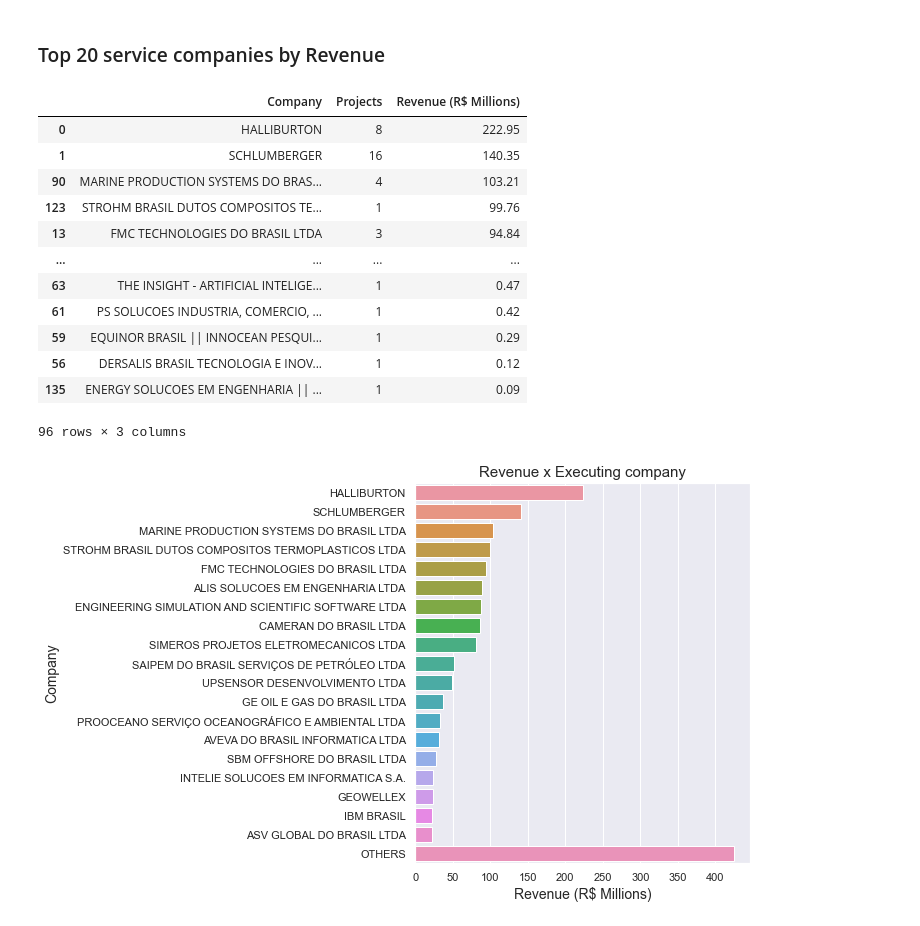
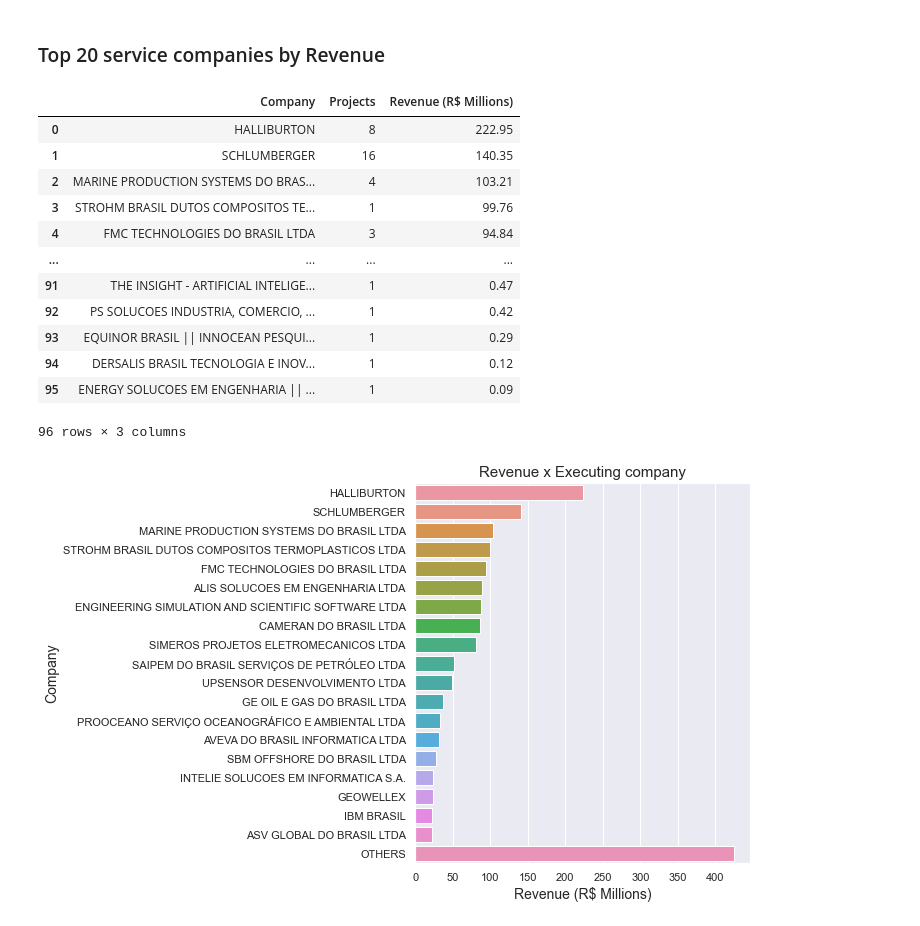
Before and after one commit to ffigura/Research-Development-and-Innovation, a Jupyter notebook: PD&I Brazil.ipynb, the cells around one changed output. Cells and saved outputs as stored; diff of their text form; code cells hidden in the pictures.

```diff
--- a/PD&I Brazil.ipynb
+++ b/PD&I Brazil.ipynb
@@ -1118,6 +1118,7 @@ service_companies.loc[123,'Company'] = 'STROHM BRASIL DUTOS COMPOSITOS TERMOPLAS
 ### Top 20 service companies by Projects
 # %%
 service_companies.sort_values(by='Projects',ascending=[False], inplace=True)
+service_companies.reset_index(drop=True, inplace=True)
 service_companies
 # %% [output]
 |  | Company | Projects | Revenue (R$ Millions) |
@@ -1173,19 +1174,20 @@ plt.show()
 ### Top 20 service companies by Revenue
 # %%
 service_companies.sort_values(by='Revenue (R$ Millions)',ascending=[False], inplace=True)
+service_companies.reset_index(drop=True, inplace=True)
 service_companies
 # %% [output]
 |  | Company | Projects | Revenue (R$ Millions) |
 | 0 | HALLIBURTON | 8 | 222.95 |
 | 1 | SCHLUMBERGER | 16 | 140.35 |
-| 90 | MARINE PRODUCTION SYSTEMS DO BRAS... | 4 | 103.21 |
-| 123 | STROHM BRASIL DUTOS COMPOSITOS TE... | 1 | 99.76 |
-| 13 | FMC TECHNOLOGIES DO BRASIL LTDA | 3 | 94.84 |
+| 2 | MARINE PRODUCTION SYSTEMS DO BRAS... | 4 | 103.21 |
+| 3 | STROHM BRASIL DUTOS COMPOSITOS TE... | 1 | 99.76 |
+| 4 | FMC TECHNOLOGIES DO BRASIL LTDA | 3 | 94.84 |
 | ... | ... | ... | ... |
-| 63 | THE INSIGHT - ARTIFICIAL INTELIGE... | 1 | 0.47 |
-| 61 | PS SOLUCOES INDUSTRIA, COMERCIO, ... | 1 | 0.42 |
-| 59 | EQUINOR BRASIL || INNOCEAN PESQUI... | 1 | 0.29 |
-| 56 | DERSALIS BRASIL TECNOLOGIA E INOV... | 1 | 0.12 |
-| 135 | ENERGY SOLUCOES EM ENGENHARIA || ... | 1 | 0.09 |
+| 91 | THE INSIGHT - ARTIFICIAL INTELIGE... | 1 | 0.47 |
+| 92 | PS SOLUCOES INDUSTRIA, COMERCIO, ... | 1 | 0.42 |
+| 93 | EQUINOR BRASIL || INNOCEAN PESQUI... | 1 | 0.29 |
+| 94 | DERSALIS BRASIL TECNOLOGIA E INOV... | 1 | 0.12 |
+| 95 | ENERGY SOLUCOES EM ENGENHARIA || ... | 1 | 0.09 |
 96 rows × 3 columns
 # %%
```
Also changed, not shown: parts of 5 cells of this notebook.
